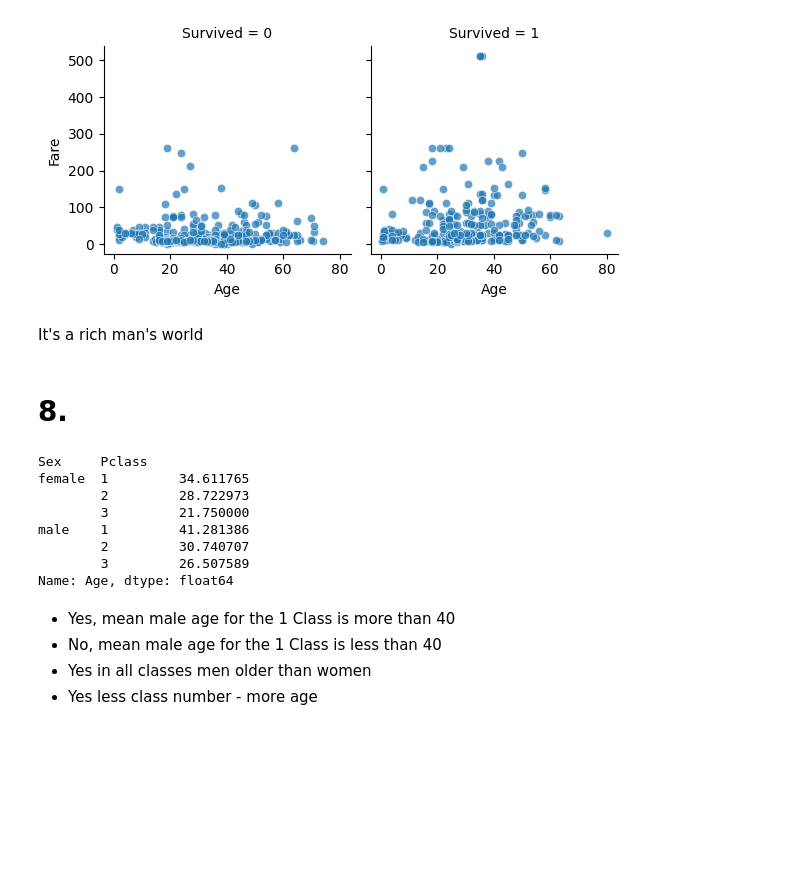
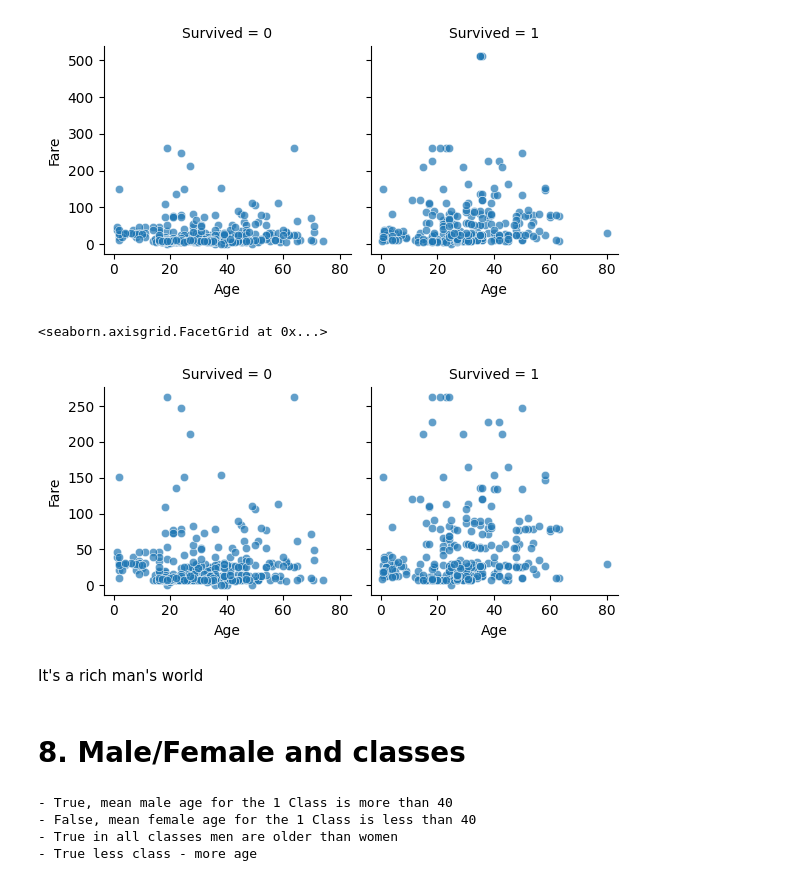
Before and after one commit to Tomas542/DMaDB, a Jupyter notebook: lab_one.ipynb, the cells around one changed output. Drawn from its saved outputs; the diff is of its cells as text; code cells hidden in the pictures; blank space fills up the shorter version.

```diff
--- a/lab_one.ipynb
+++ b/lab_one.ipynb
@@ -114,23 +115,39 @@ g.map(sns.scatterplot, "Age", "Fare", alpha=0.7)
 # %% [output]
 <seaborn.axisgrid.FacetGrid at 0x...>
 [figure]
+# %%
+cutted_df = df[df['Fare'] < 300]
+g = sns.FacetGrid(cutted_df, col="Survived")
+g.map(sns.scatterplot, "Age", "Fare", alpha=0.7)
+# %% [output]
+<seaborn.axisgrid.FacetGrid at 0x...>
+[figure, added]
 # %% [markdown]
 It's a rich man's world
 # %% [markdown]
-# 8.
+# 8. Male/Female and classes
-# %%
-df.groupby(['Sex', 'Pclass']).Age.mean()
-# %% [output]
-Sex     Pclass
-female  1         34.611765
-        2         28.722973
-        3         21.750000
-male    1         41.281386
-        2         30.740707
-        3         26.507589
-Name: Age, dtype: float64
-# %% [markdown]
-- Yes, mean male age for the 1 Class is more than 40
-- No, mean male age for the 1 Class is less than 40
-- Yes in all classes men older than women
-- Yes less class number - more age
+# %%
+sex_classes = df.groupby(['Sex', 'Pclass']).Age.mean()
+print(f"- {sex_classes.loc['male', 1] > 40}, \
+mean male age for the 1 Class is more than 40")
+
+print(f"- {sex_classes.loc['female', 1] > 40}, \
+mean female age for the 1 Class is less than 40")
+
+print("-",
+    (sex_classes.loc['female', 1] < sex_classes.loc['male', 1] and
+     sex_classes.loc['female', 2] < sex_classes.loc['male', 2] and
+     sex_classes.loc['female', 3] < sex_classes.loc['male', 3]),
+     "in all classes men are older than women")
+
+print("-",
+    ((sex_classes.loc['female', 1] + sex_classes.loc['male', 1]) >
+     (sex_classes.loc['female', 2] + sex_classes.loc['male', 2]) and
+     (sex_classes.loc['female', 2] + sex_classes.loc['male', 2]) >
+     (sex_classes.loc['female', 3] + sex_classes.loc['male', 3])),
+     "less class - more age")
+# %% [output]
+- True, mean male age for the 1 Class is more than 40
+- False, mean female age for the 1 Class is less than 40
+- True in all classes men are older than women
+- True less class - more age
```
Also changed, not shown: parts of 3 cells of this notebook.
